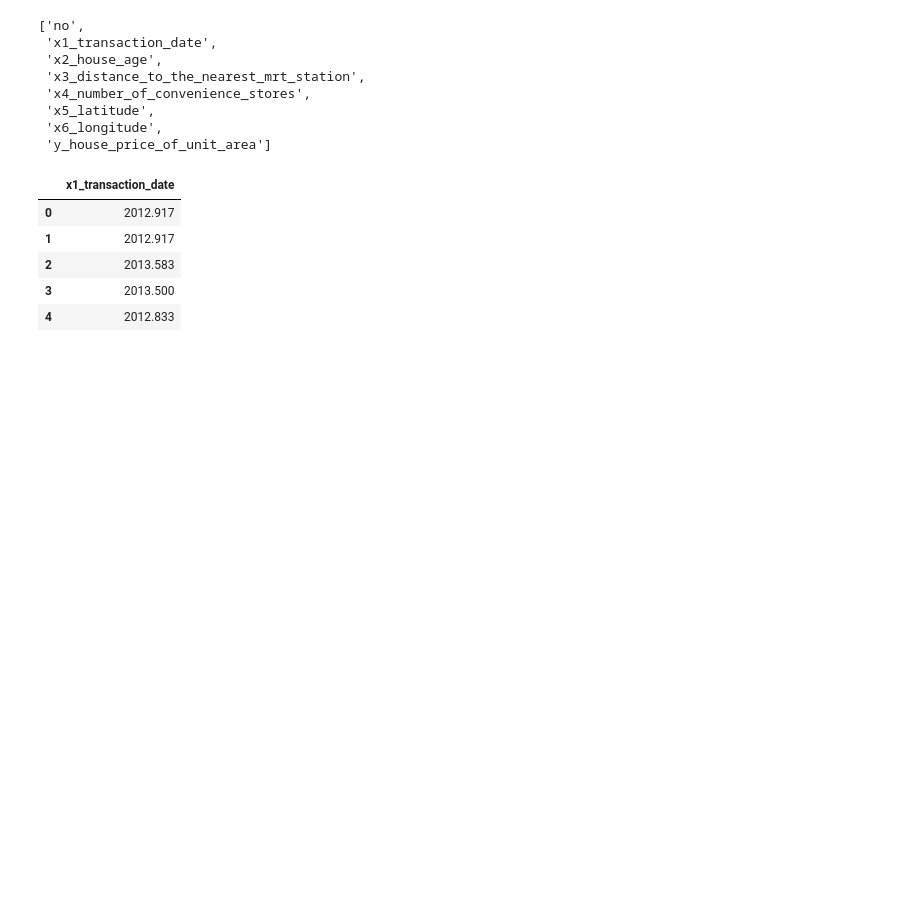
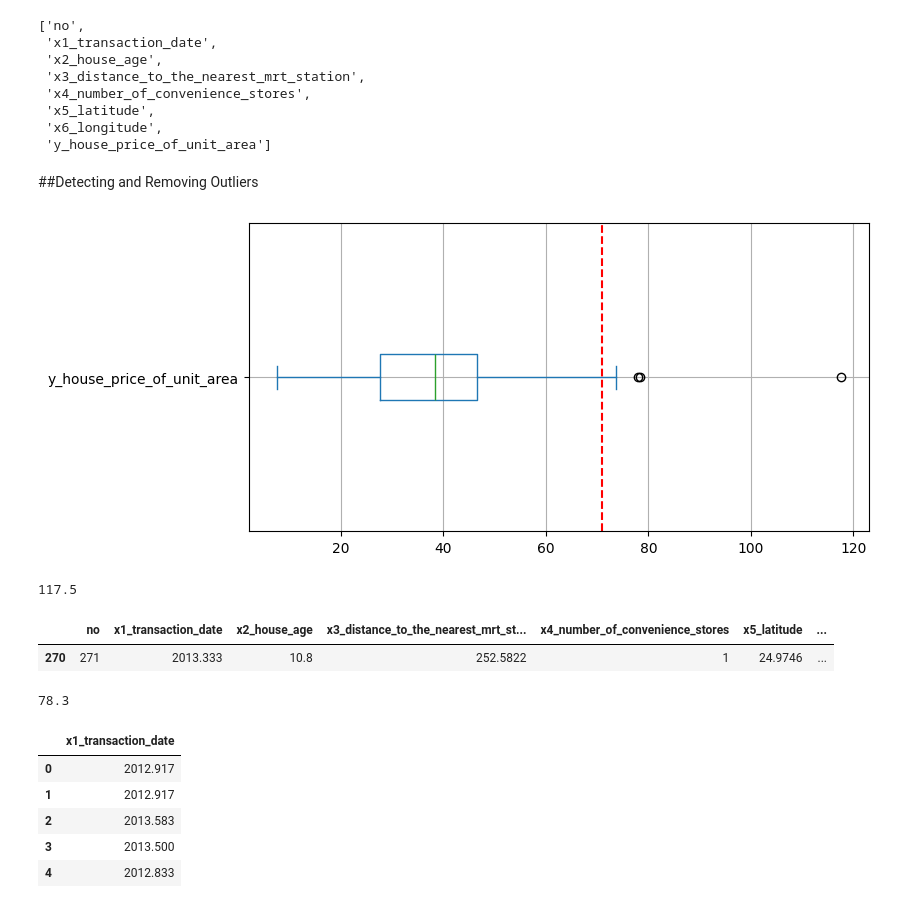
Before and after one commit to ruus77/data_analysis, a Jupyter notebook: Real_Estate_Price_Prediction_using_Linear_Regression.ipynb, the cells around one changed output. Saved outputs shown, nothing was run; the diff lists cells and outputs as text; code cells hidden in the pictures; blank space fills up the shorter version.

```diff
--- a/Real_Estate_Price_Prediction_using_Linear_Regression.ipynb
+++ b/Real_Estate_Price_Prediction_using_Linear_Regression.ipynb
@@ -62,3 +62,19 @@ list(df.columns)
  'x5_latitude',
  'x6_longitude',
  'y_house_price_of_unit_area']
+# %% [markdown]
+##Detecting and Removing Outliers
+# %%
+df.y_house_price_of_unit_area.plot.box(grid=True, figsize=(8, 4), vert=False);
+plt.axvline(x=df.y_house_price_of_unit_area.quantile(.99), color="red", linestyle="--");
+# %% [output]
+[figure, added]
+# %%
+df.y_house_price_of_unit_area.max()
+# %% [output]
+117.5
+# %%
+df.loc[df.y_house_price_of_unit_area == df.y_house_price_of_unit_area.max(), :]
+# %% [output]
+|  | no | x1_transaction_date | x2_house_age | x3_distance_to_the_nearest_mrt_st... | x4_number_of_convenience_stores | x5_latitude | ... |
+| 270 | 271 | 2013.333 | 10.8 | 252.5822 | 1 | 24.9746 | ... |
@@ -65,3 +83,7 @@ list(df.columns)
+# %%
+df.y_house_price_of_unit_area.max()
+# %% [output]
+78.3
 # %%
 df.x1_transaction_date.head()
 # %% [output]
```
Also changed, not shown: parts of 19 cells of this notebook.
